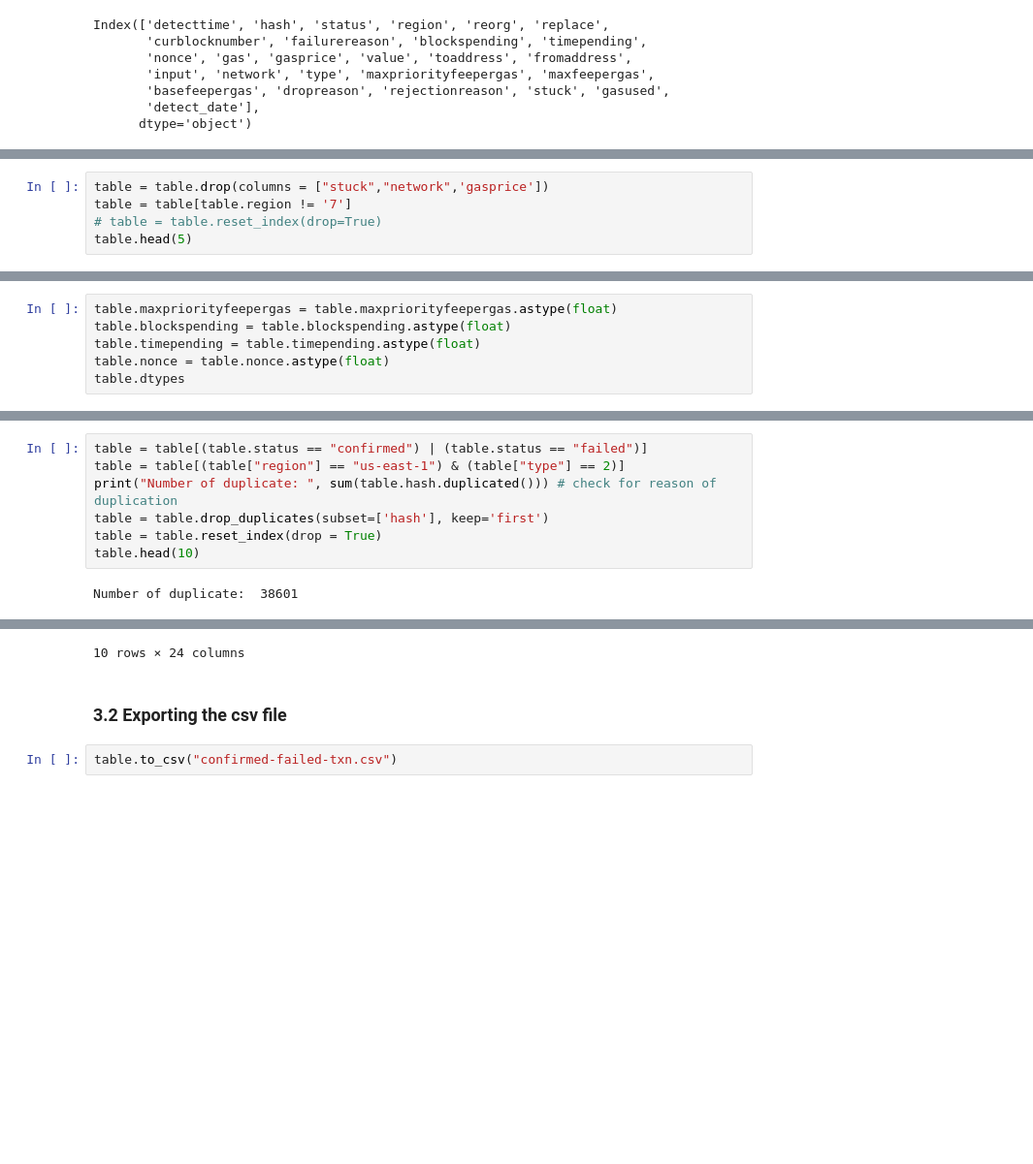
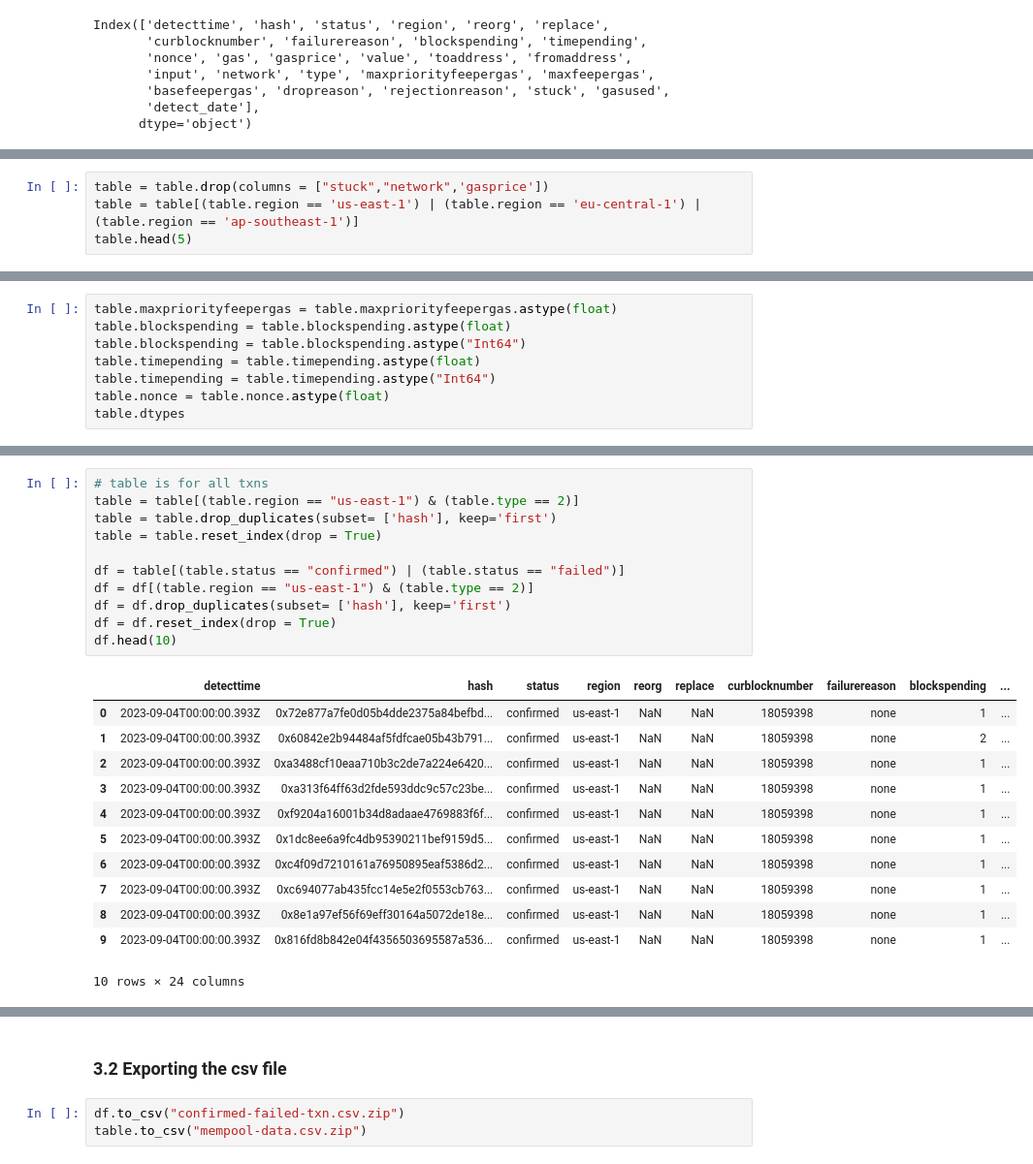
Before and after one commit to PhuongHuynh9987/CAMCOS-project, a Jupyter notebook: Code/Data-info-and-cleaning.ipynb, the cells around one changed output, grey strips where cells are left out. Shown at 97% size. Drawn from its saved outputs; the diff is of its cells as text; blank space fills up the shorter version.

```diff
--- a/Code/Data-info-and-cleaning.ipynb
+++ b/Code/Data-info-and-cleaning.ipynb
@@ -145,7 +159,6 @@ also found at https://docs.blocknative.com/mempool-data-program#data-schema
 # %%
 table = table.drop(columns = ["stuck","network",'gasprice'])
-table = table[table.region != '7']
-# table = table.reset_index(drop=True)
+table = table[(table.region == 'us-east-1') | (table.region == 'eu-central-1') | (table.region == 'ap-southeast-1')]
 table.head(5)
 # %% [output]
 |  | detecttime | hash | status | region | reorg | replace | curblocknumber | failurereason | blockspending | ... |
@@ -160,7 +177,9 @@ table.head(5)
 # %%
 table.maxpriorityfeepergas = table.maxpriorityfeepergas.astype(float)
 table.blockspending = table.blockspending.astype(float)
+table.blockspending = table.blockspending.astype("Int64")
 table.timepending = table.timepending.astype(float)
+table.timepending = table.timepending.astype("Int64")
 table.nonce = table.nonce.astype(float)
 table.dtypes
 # %% [output]
@@ -191,9 +216,24 @@ dtype: object
 # %%
-table = table[(table.status == "confirmed") | (table.status == "failed")]
-table = table[(table["region"] == "us-east-1") & (table["type"] == 2)]
-print("Number of duplicate: ", sum(table.hash.duplicated())) # check for reason of duplication
-table = table.drop_duplicates(subset=['hash'], keep='first')
+# table is for all txns
+table = table[(table.region == "us-east-1") & (table.type == 2)]
+table = table.drop_duplicates(subset= ['hash'], keep='first')
 table = table.reset_index(drop = True)
-table.head(10)
+
+df = table[(table.status == "confirmed") | (table.status == "failed")]
+df = df[(table.region == "us-east-1") & (table.type == 2)]
+df = df.drop_duplicates(subset= ['hash'], keep='first')
+df = df.reset_index(drop = True)
+df.head(10)
 # %% [output]
+|  | detecttime | hash | status | region | reorg | replace | curblocknumber | failurereason | blockspending | ... |
+| 0 | 2023-09-04T00:00:00.393Z | 0x72e877a7fe0d05b4dde2375a84befbd... | confirmed | us-east-1 | NaN | NaN | 18059398 | none | 1 | ... |
+| 1 | 2023-09-04T00:00:00.393Z | 0x60842e2b94484af5fdfcae05b43b791... | confirmed | us-east-1 | NaN | NaN | 18059398 | none | 2 | ... |
+| 2 | 2023-09-04T00:00:00.393Z | 0xa3488cf10eaa710b3c2de7a224e6420... | confirmed | us-east-1 | NaN | NaN | 18059398 | none | 1 | ... |
+| 3 | 2023-09-04T00:00:00.393Z | 0xa313f64ff63d2fde593ddc9c57c23be... | confirmed | us-east-1 | NaN | NaN | 18059398 | none | 1 | ... |
+| 4 | 2023-09-04T00:00:00.393Z | 0xf9204a16001b34d8adaae4769883f6f... | confirmed | us-east-1 | NaN | NaN | 18059398 | none | 1 | ... |
+| 5 | 2023-09-04T00:00:00.393Z | 0x1dc8ee6a9fc4db95390211bef9159d5... | confirmed | us-east-1 | NaN | NaN | 18059398 | none | 1 | ... |
+| 6 | 2023-09-04T00:00:00.393Z | 0xc4f09d7210161a76950895eaf5386d2... | confirmed | us-east-1 | NaN | NaN | 18059398 | none | 1 | ... |
+| 7 | 2023-09-04T00:00:00.393Z | 0xc694077ab435fcc14e5e2f0553cb763... | confirmed | us-east-1 | NaN | NaN | 18059398 | none | 1 | ... |
+| 8 | 2023-09-04T00:00:00.393Z | 0x8e1a97ef56f69eff30164a5072de18e... | confirmed | us-east-1 | NaN | NaN | 18059398 | none | 1 | ... |
+| 9 | 2023-09-04T00:00:00.393Z | 0x816fd8b842e04f4356503695587a536... | confirmed | us-east-1 | NaN | NaN | 18059398 | none | 1 | ... |
-Number of duplicate:  38601
+10 rows × 24 columns
@@ -211,5 +240,5 @@ Number of duplicate:  38601
-10 rows × 24 columns
 # %% [markdown]
 ### 3.2 Exporting the csv file
 # %%
-table.to_csv("confirmed-failed-txn.csv")
+df.to_csv("confirmed-failed-txn.csv.zip")
+table.to_csv("mempool-data.csv.zip")
```
Also changed, not shown: parts of 10 cells of this notebook, 1 other file.
